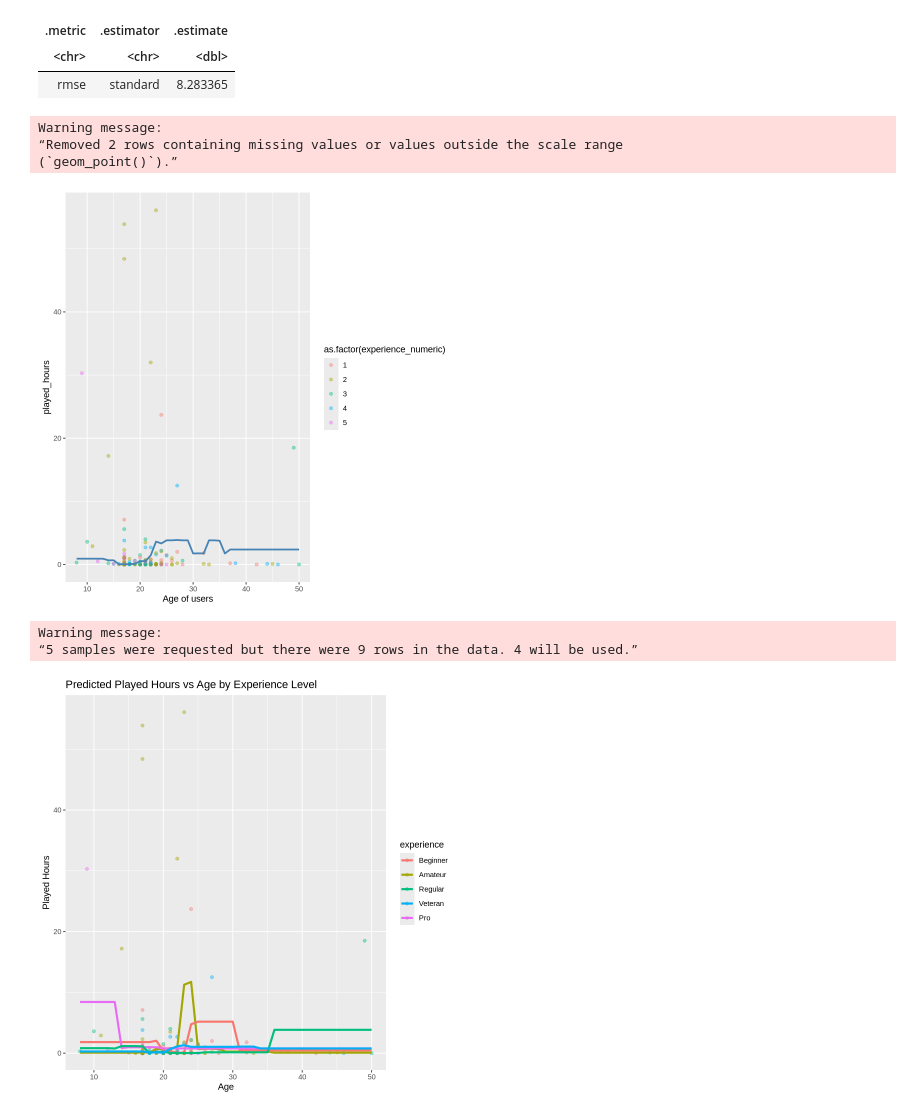
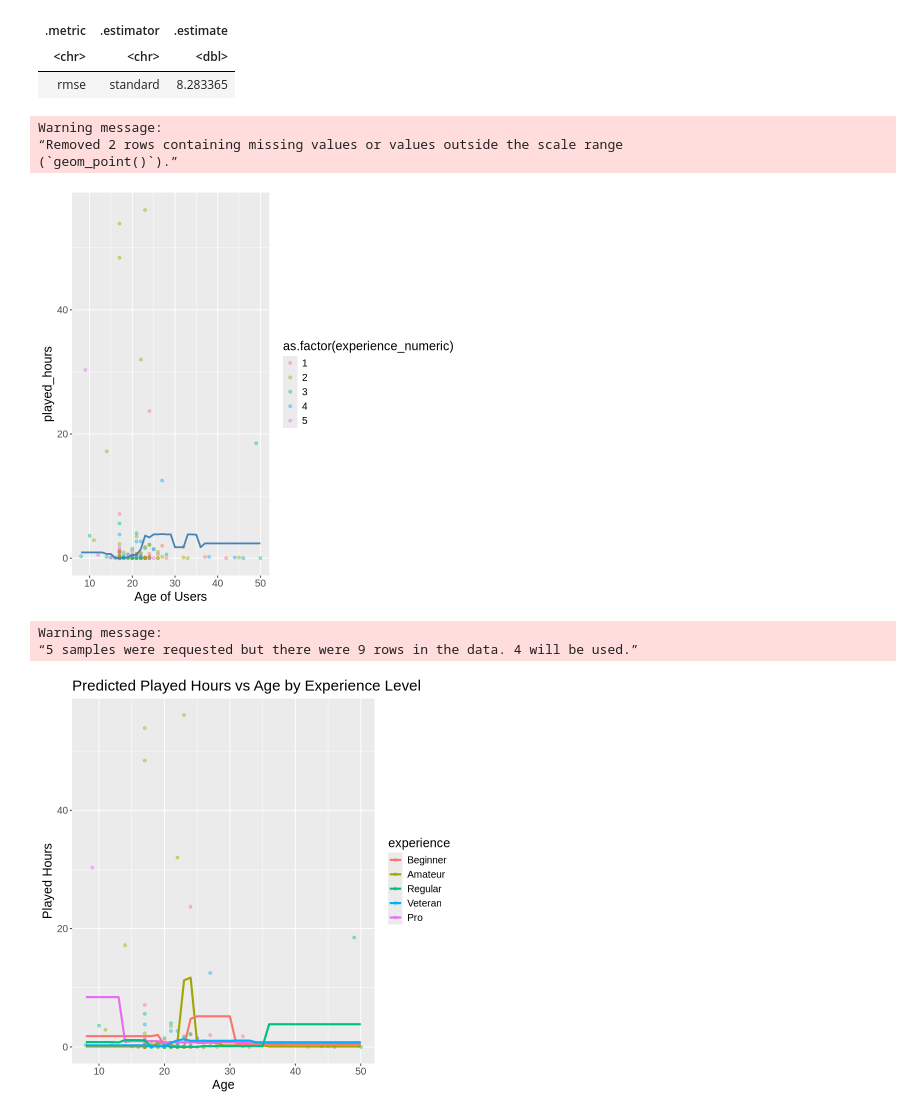
Before and after one commit to Seanrsl19/dsci-100-s006-g35, a Jupyter notebook: project_final.ipynb, the cells around one changed output. Saved outputs shown, nothing was run; the diff lists cells and outputs as text; code cells hidden in the pictures.

```diff
--- a/project_final.ipynb
+++ b/project_final.ipynb
@@ -321,14 +318,15 @@ players_plot_final <- tidy_players |>
     geom_line(data = players_pred, mapping = aes(x = Age, y = .pred),
             color = "steelblue",
             linewidth = 1) +
-    xlab("Age of users")
+    xlab("Age of Users") +
+    theme(text=element_text(size=15))
 
 players_plot_final
 # %% [output]
 Warning message:
 “Removed 2 rows containing missing values or values outside the scale range
 (`geom_point()`).”
-[figure, old version]
+[figure, new version]
 # %%
 tidy_players <- players |>
   mutate(
@@ -361,32 +359,33 @@ predict_per_experience <- function(experience_level) {
   wf <- workflow() |>
     add_recipe(rec) |>
     add_model(spec)
 
 
   fit <- wf |> fit(data = data_train)
 
 
   preds <- fit |> predict(age_grid) |>
     bind_cols(age_grid) |>
     mutate(experience = experience_level)
 
   return(preds)
 }
 
 
 experience_levels <- levels(tidy_players$experience)
 
 
 all_preds <- map_dfr(experience_levels, predict_per_experience)
 
 
 tidy_players |>
   ggplot(aes(x = Age, y = played_hours, color = experience)) +
   geom_point(alpha = 0.4) +
   geom_line(data = all_preds, aes(x = Age, y = .pred, color = experience), size = 1.2) +
   labs(title = "Predicted Played Hours vs Age by Experience Level",
-       x = "Age", y = "Played Hours")
+       x = "Age", y = "Played Hours") +
+    theme(text=element_text(size=15))
 # %% [output]
 Warning message:
 “5 samples were requested but there were 9 rows in the data. 4 will be used.”
-[figure, old version]
+[figure, new version]
```
Also changed, not shown: parts of 6 cells of this notebook.
